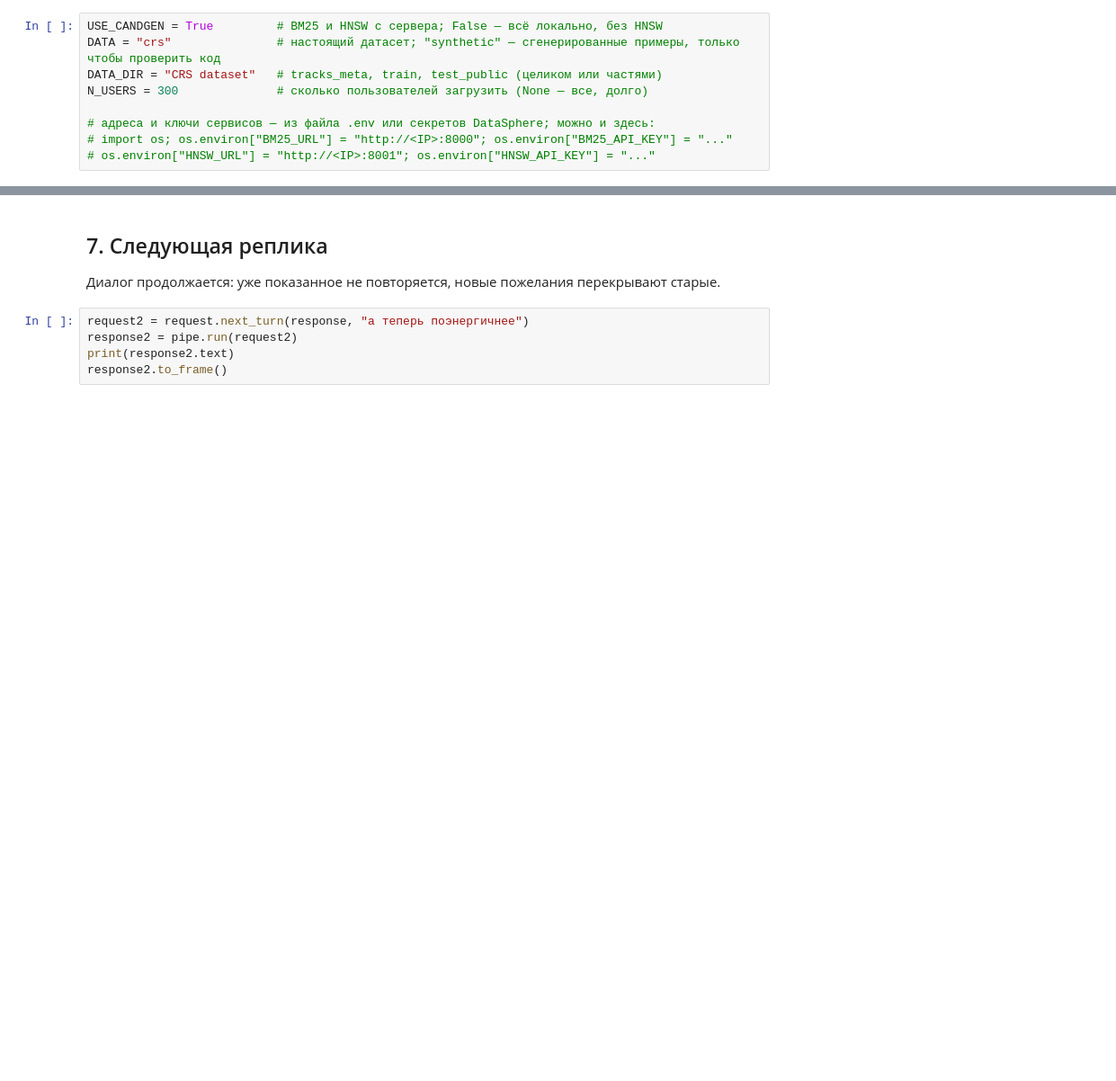
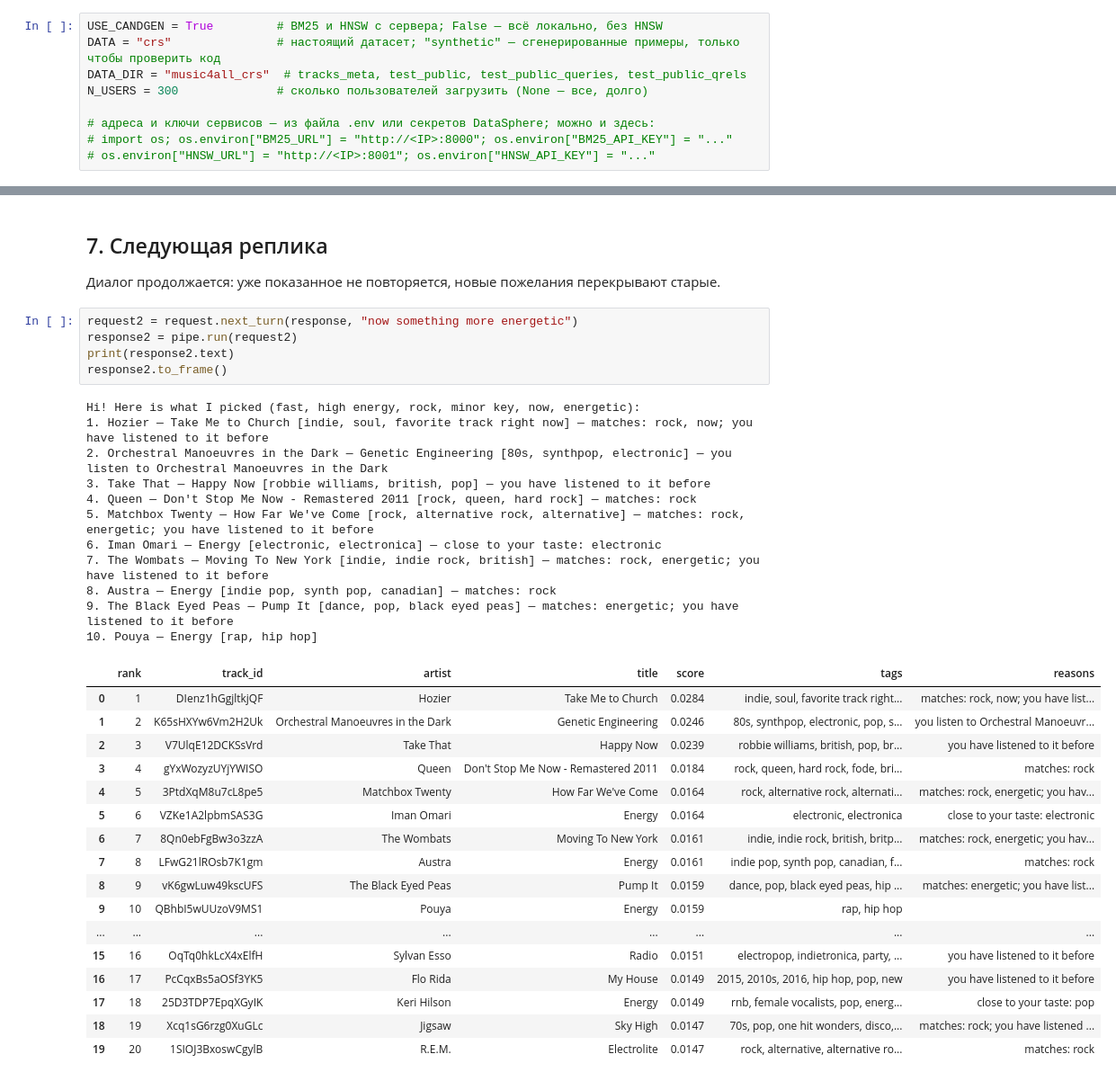
Before and after one commit to rimgro/conversational-recsys, a Jupyter notebook: inference.ipynb, the cells around one changed output, grey strips where cells are left out. Shown at 90% size. Cells and saved outputs as stored; diff of their text form; blank space fills up the shorter version.

```diff
--- a/inference.ipynb
+++ b/inference.ipynb
@@ -19,7 +19,7 @@
 # %%
 USE_CANDGEN = True         # BM25 и HNSW с сервера; False — всё локально, без HNSW
 DATA = "crs"               # настоящий датасет; "synthetic" — сгенерированные примеры, только чтобы проверить код
-DATA_DIR = "CRS dataset"   # tracks_meta, train, test_public (целиком или частями)
+DATA_DIR = "music4all_crs"  # tracks_meta, test_public, test_public_queries, test_public_qrels
 N_USERS = 300              # сколько пользователей загрузить (None — все, долго)
 
 # адреса и ключи сервисов — из файла .env или секретов DataSphere; можно и здесь:
@@ -113,7 +197,36 @@ for name in ["bm25_genres", "bm25_tags", "hnsw"]:
 
 Диалог продолжается: уже показанное не повторяется, новые пожелания перекрывают старые.
 # %%
-request2 = request.next_turn(response, "а теперь поэнергичнее")
+request2 = request.next_turn(response, "now something more energetic")
 response2 = pipe.run(request2)
 print(response2.text)
 response2.to_frame()
+# %% [output]
+Hi! Here is what I picked (fast, high energy, rock, minor key, now, energetic):
+1. Hozier — Take Me to Church [indie, soul, favorite track right now] — matches: rock, now; you have listened to it before
+2. Orchestral Manoeuvres in the Dark — Genetic Engineering [80s, synthpop, electronic] — you listen to Orchestral Manoeuvres in the Dark
+3. Take That — Happy Now [robbie williams, british, pop] — you have listened to it before
+4. Queen — Don't Stop Me Now - Remastered 2011 [rock, queen, hard rock] — matches: rock
+5. Matchbox Twenty — How Far We've Come [rock, alternative rock, alternative] — matches: rock, energetic; you have listened to it before
+6. Iman Omari — Energy [electronic, electronica] — close to your taste: electronic
+7. The Wombats — Moving To New York [indie, indie rock, british] — matches: rock, energetic; you have listened to it before
+8. Austra — Energy [indie pop, synth pop, canadian] — matches: rock
+9. The Black Eyed Peas — Pump It [dance, pop, black eyed peas] — matches: energetic; you have listened to it before
+10. Pouya — Energy [rap, hip hop]
+|  | rank | track_id | artist | title | score | tags | reasons |
+| 0 | 1 | DIenz1hGgjltkjQF | Hozier | Take Me to Church | 0.0284 | indie, soul, favorite track right... | matches: rock, now; you have list... |
+| 1 | 2 | K65sHXYw6Vm2H2Uk | Orchestral Manoeuvres in the Dark | Genetic Engineering | 0.0246 | 80s, synthpop, electronic, pop, s... | you listen to Orchestral Manoeuvr... |
+| 2 | 3 | V7UlqE12DCKSsVrd | Take That | Happy Now | 0.0239 | robbie williams, british, pop, br... | you have listened to it before |
+| 3 | 4 | gYxWozyzUYjYWISO | Queen | Don't Stop Me Now - Remastered 2011 | 0.0184 | rock, queen, hard rock, fode, bri... | matches: rock |
+| 4 | 5 | 3PtdXqM8u7cL8pe5 | Matchbox Twenty | How Far We've Come | 0.0164 | rock, alternative rock, alternati... | matches: rock, energetic; you hav... |
+| 5 | 6 | VZKe1A2lpbmSAS3G | Iman Omari | Energy | 0.0164 | electronic, electronica | close to your taste: electronic |
+| 6 | 7 | 8Qn0ebFgBw3o3zzA | The Wombats | Moving To New York | 0.0161 | indie, indie rock, british, britp... | matches: rock, energetic; you hav... |
+| 7 | 8 | LFwG21lROsb7K1gm | Austra | Energy | 0.0161 | indie pop, synth pop, canadian, f... | matches: rock |
+| 8 | 9 | vK6gwLuw49kscUFS | The Black Eyed Peas | Pump It | 0.0159 | dance, pop, black eyed peas, hip ... | matches: energetic; you have list... |
+| 9 | 10 | QBhbI5wUUzoV9MS1 | Pouya | Energy | 0.0159 | rap, hip hop |  |
+| ... | ... | ... | ... | ... | ... | ... | ... |
+| 15 | 16 | OqTq0hkLcX4xElfH | Sylvan Esso | Radio | 0.0151 | electropop, indietronica, party, ... | you have listened to it before |
+| 16 | 17 | PcCqxBs5aOSf3YK5 | Flo Rida | My House | 0.0149 | 2015, 2010s, 2016, hip hop, pop, new | you have listened to it before |
+| 17 | 18 | 25D3TDP7EpqXGyIK | Keri Hilson | Energy | 0.0149 | rnb, female vocalists, pop, energ... | close to your taste: pop |
+| 18 | 19 | Xcq1sG6rzg0XuGLc | Jigsaw | Sky High | 0.0147 | 70s, pop, one hit wonders, disco,... | matches: rock; you have listened ... |
+| 19 | 20 | 1SIOJ3BxoswCgylB | R.E.M. | Electrolite | 0.0147 | rock, alternative, alternative ro... | matches: rock |
```
Also changed, not shown: parts of 8 cells of this notebook, 29 other files.
